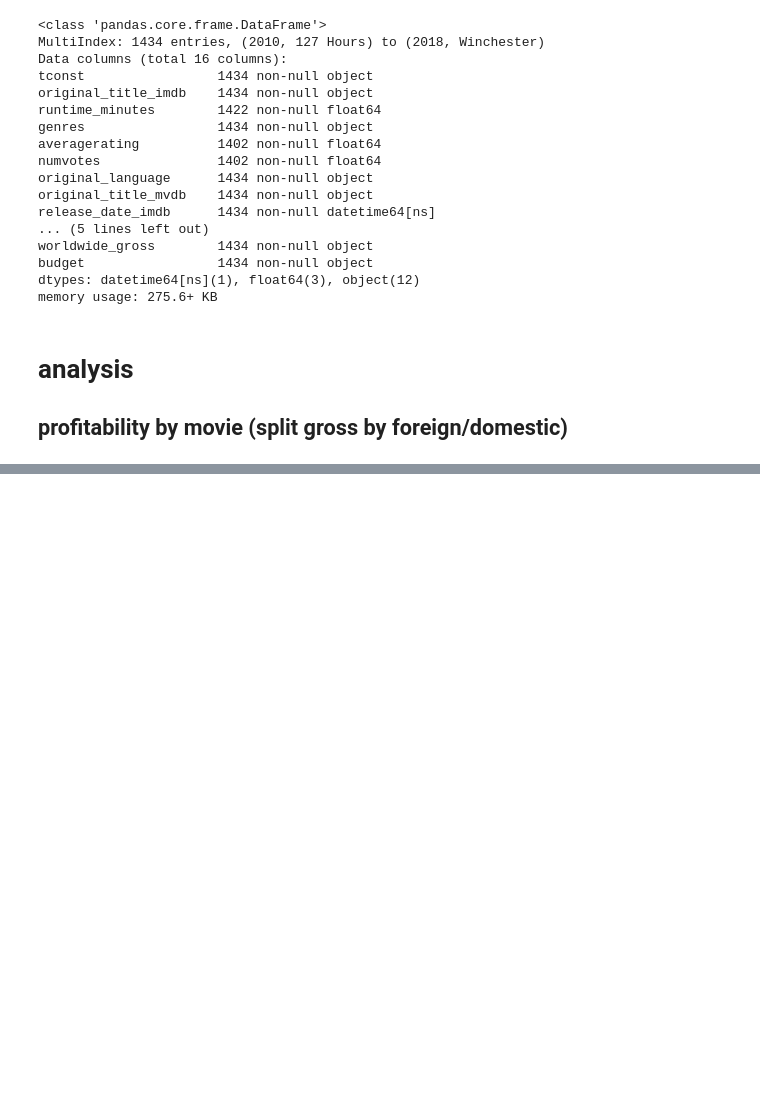
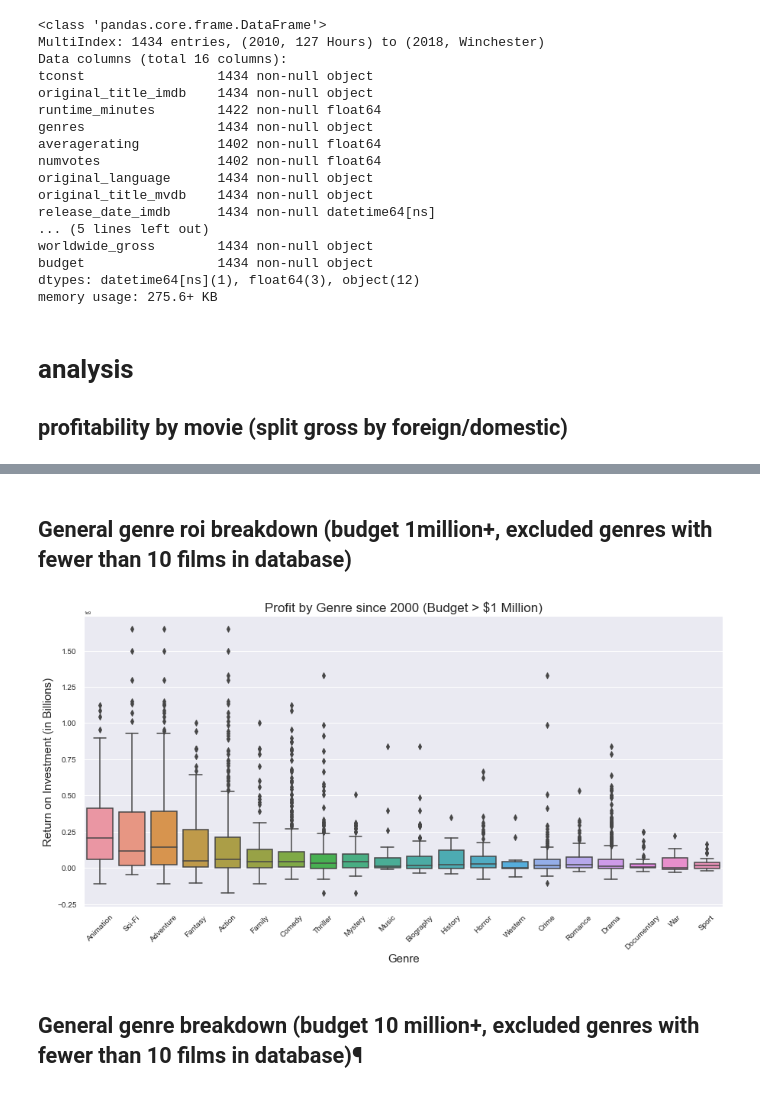
Before and after one commit to stone-ericm/flatiron_phase1_project, a Jupyter notebook: Untitled.ipynb, the cells around one changed output, grey strips where cells are left out. Cells and saved outputs as stored; diff of their text form; code cells hidden in the pictures; blank space fills up the shorter version.

```diff
--- a/Untitled.ipynb
+++ b/Untitled.ipynb
@@ -795,3 +847,8 @@ genres
 # %%
 for each in genres:
     final_df[each] = final_df['genres'].map(lambda val: 1 if each in val else 0)
+# %%
+final_df = final_df[final_df['Year'] >= 2000]
+# %%
+final_df_1mil = final_df[final_df['budget'] >= 1000000]
+final_df_1mil.info()
@@ -797,0 +875,4 @@ for each in genres:
+# %%
+genre_roi1 = pd.concat([pd.Series(final_df_1mil['profit'].values, final_df_1mil['genre1']),
+                       pd.Series(final_df_1mil['profit'].values, final_df_1mil['genre2']),
+                       pd.Series(final_df_1mil['profit'].values, final_df_1mil['genre3'])])
@@ -797,0 +914,3 @@ for each in genres:
+# %%
+# genre_roi1 = genre_roi1.drop(labels=['Reality-TV', 'Unknown', 'Musical'])
+genre_roi1_df = pd.DataFrame(genre_roi1).reset_index().rename(columns={0:'profit'})
@@ -797,0 +933,20 @@ for each in genres:
+# %% [markdown]
+## General genre roi breakdown (budget 1million+, excluded genres with fewer than 10 films in database)
+# %%
+my_order = genre_roi1_df.groupby("index")["profit"].mean().sort_values().iloc[::-1].index
+
+
+plt.figure(figsize=(15, 7))
+# movies_box = sns.load_dataset(genre_roi)
+ax = sns.boxplot(x=genre_roi1_df['index'], y=genre_roi1_df['profit'], data=(genre_roi1_df), order=my_order)
+plt.setp(ax.get_xticklabels(), rotation=45, fontsize=10)
+plt.setp(ax.get_yticklabels(), fontsize = 10)
+# ax.set(xlabel='Genre', ylabel='Return on Investment (in Billions)', fontsize = 20)
+# sns.set(font_scale=.5)
+ax.set_title('Profit by Genre since 2000 (Budget > $1 Million)', fontsize = 17)
+ax.set_xlabel('Genre', fontsize=15);
+ax.set_ylabel('Return on Investment (in Billions)', fontsize=15);
+# %% [output]
+[figure, added]
+# %% [markdown]
+## General genre breakdown (budget 10 million+, excluded genres with fewer than 10 films in database)¶
```
Also changed, not shown: parts of 31 cells of this notebook.
